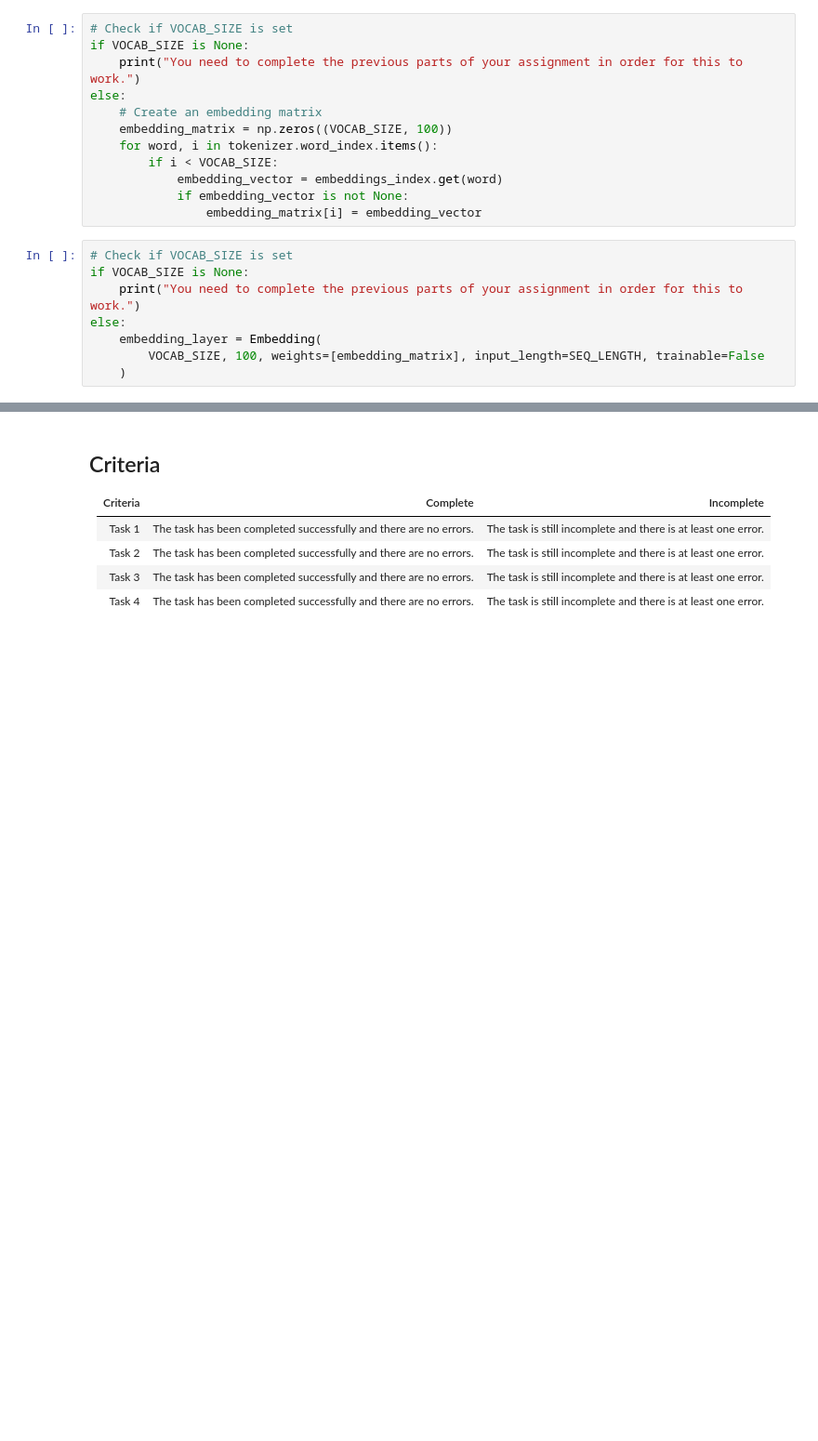
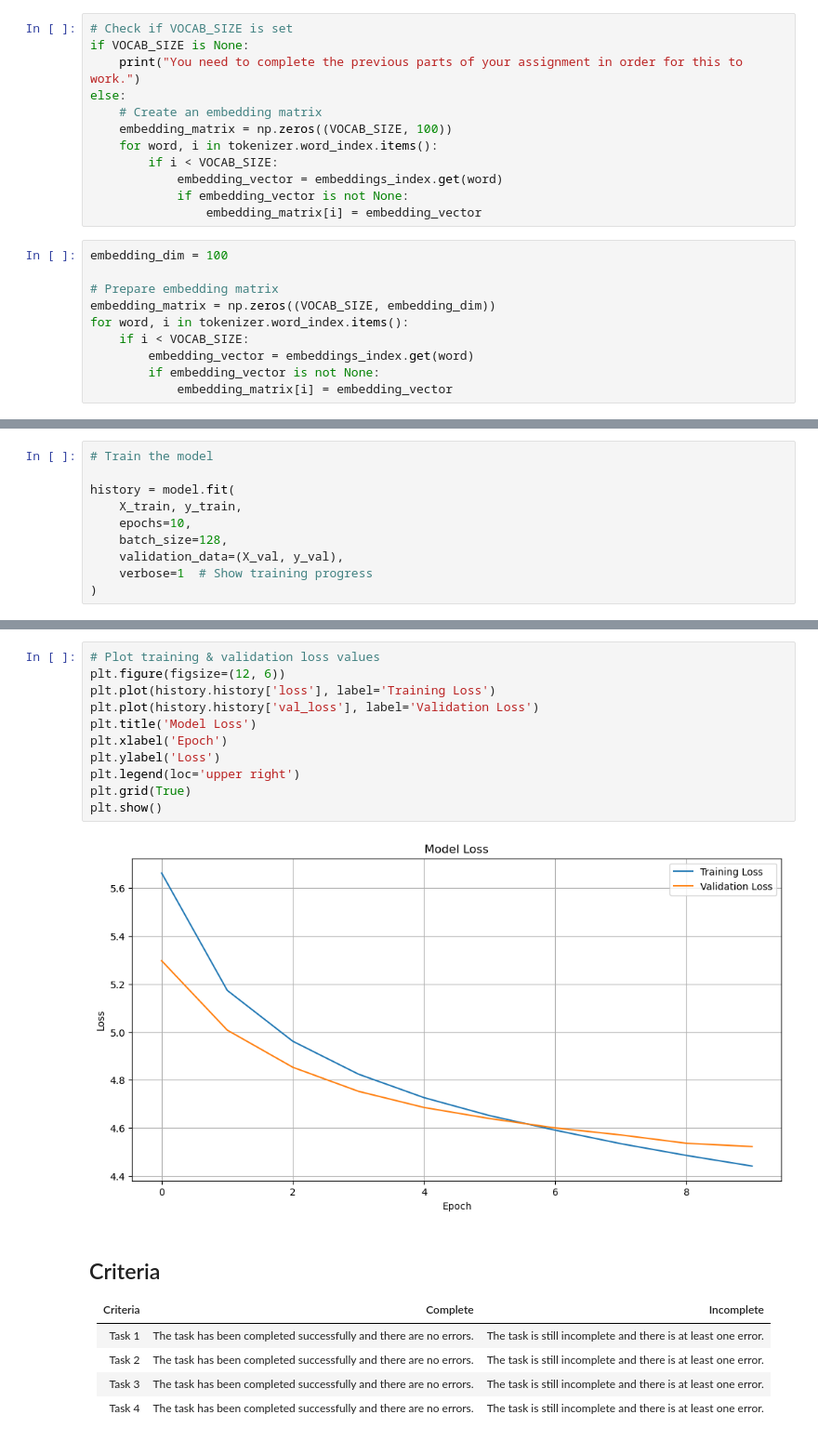
Before and after one commit to s-gunde/deep_learning, a Jupyter notebook: 02_activities/assignments/assignment_2.ipynb, the cells around one changed output, grey strips where cells are left out. Shown at 93% size. Drawn from its saved outputs; the diff is of its cells as text; blank space fills up the shorter version.

Commit message:
fourth part completed

```diff
--- a/02_activities/assignments/assignment_2.ipynb
+++ b/02_activities/assignments/assignment_2.ipynb
@@ -559,13 +561,15 @@ else:
             if embedding_vector is not None:
                 embedding_matrix[i] = embedding_vector
 # %%
-# Check if VOCAB_SIZE is set
-if VOCAB_SIZE is None:
-    print("You need to complete the previous parts of your assignment in order for this to work.")
-else:
-    embedding_layer = Embedding(
-        VOCAB_SIZE, 100, weights=[embedding_matrix], input_length=SEQ_LENGTH, trainable=False
-    )
+embedding_dim = 100
+
+# Prepare embedding matrix
+embedding_matrix = np.zeros((VOCAB_SIZE, embedding_dim))
+for word, i in tokenizer.word_index.items():
+    if i < VOCAB_SIZE:
+        embedding_vector = embeddings_index.get(word)
+        if embedding_vector is not None:
+            embedding_matrix[i] = embedding_vector
 # %%
 # Define a new model and train it
 
@@ -572,0 +626,10 @@ else:
+# %%
+# Train the model
+
+history = model.fit(
+    X_train, y_train,
+    epochs=10,
+    batch_size=128,
+    validation_data=(X_val, y_val),
+    verbose=1  # Show training progress
+)
@@ -573,3 +666,16 @@ else:
+# %%
+# Plot training & validation loss values
+plt.figure(figsize=(12, 6))
+plt.plot(history.history['loss'], label='Training Loss')
+plt.plot(history.history['val_loss'], label='Validation Loss')
+plt.title('Model Loss')
+plt.xlabel('Epoch')
+plt.ylabel('Loss')
+plt.legend(loc='upper right')
+plt.grid(True)
+plt.show()
+# %% [output]
+[figure, added]
 # %% [markdown]
 ## Criteria
 
```
Also changed, not shown: parts of 15 cells of this notebook.
